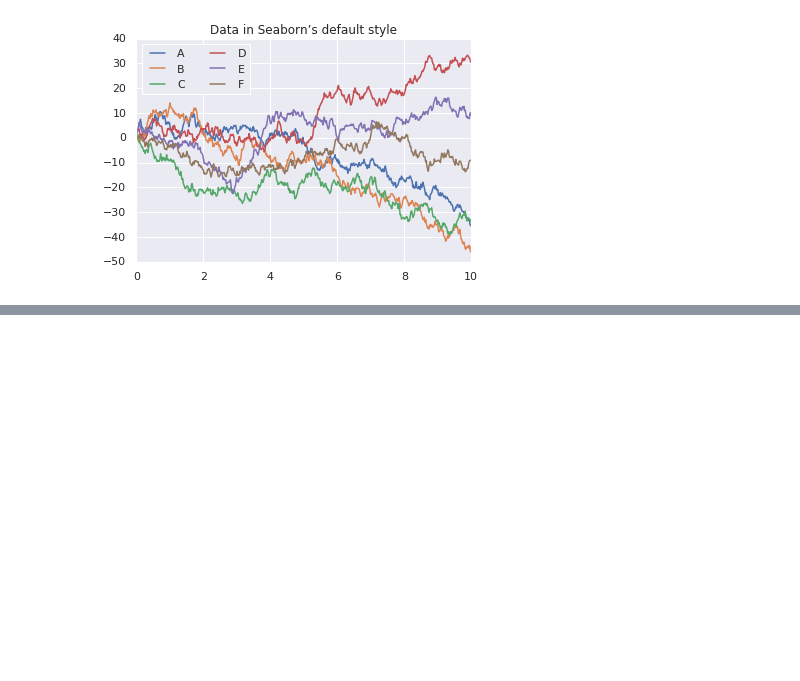
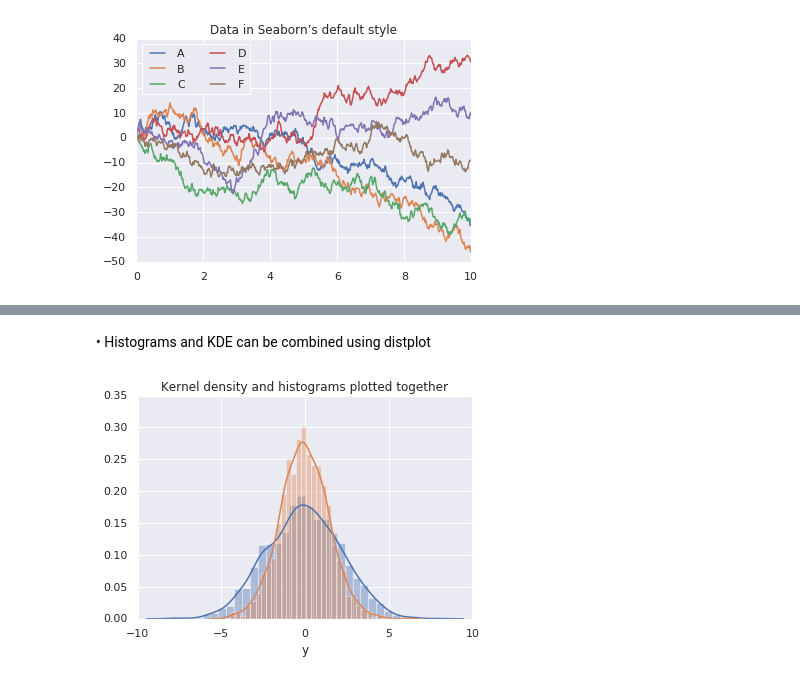
Before and after one commit to rajesh1994/python_excercise_programiz, a Jupyter notebook: python/11_matplotlib/python_for_datascience_handbook/14. Visualization with Seaborn.ipynb, the cells around one changed output, grey strips where cells are left out. Cells and saved outputs as stored; diff of their text form; code cells hidden in the pictures; blank space fills up the shorter version.

```diff
--- a/python/11_matplotlib/python_for_datascience_handbook/14. Visualization with Seaborn.ipynb
+++ b/python/11_matplotlib/python_for_datascience_handbook/14. Visualization with Seaborn.ipynb
@@ -63,0 +94,8 @@ plt.title('Data in Seaborn’s default style');
+# %% [markdown]
+• Histograms and KDE can be combined using distplot
+# %%
+sns.distplot(data['x'])
+sns.distplot(data['y'])
+plt.title('Kernel density and histograms plotted together');
+# %% [output]
+[figure, added]
```
Also changed, not shown: parts of 15 cells of this notebook.
